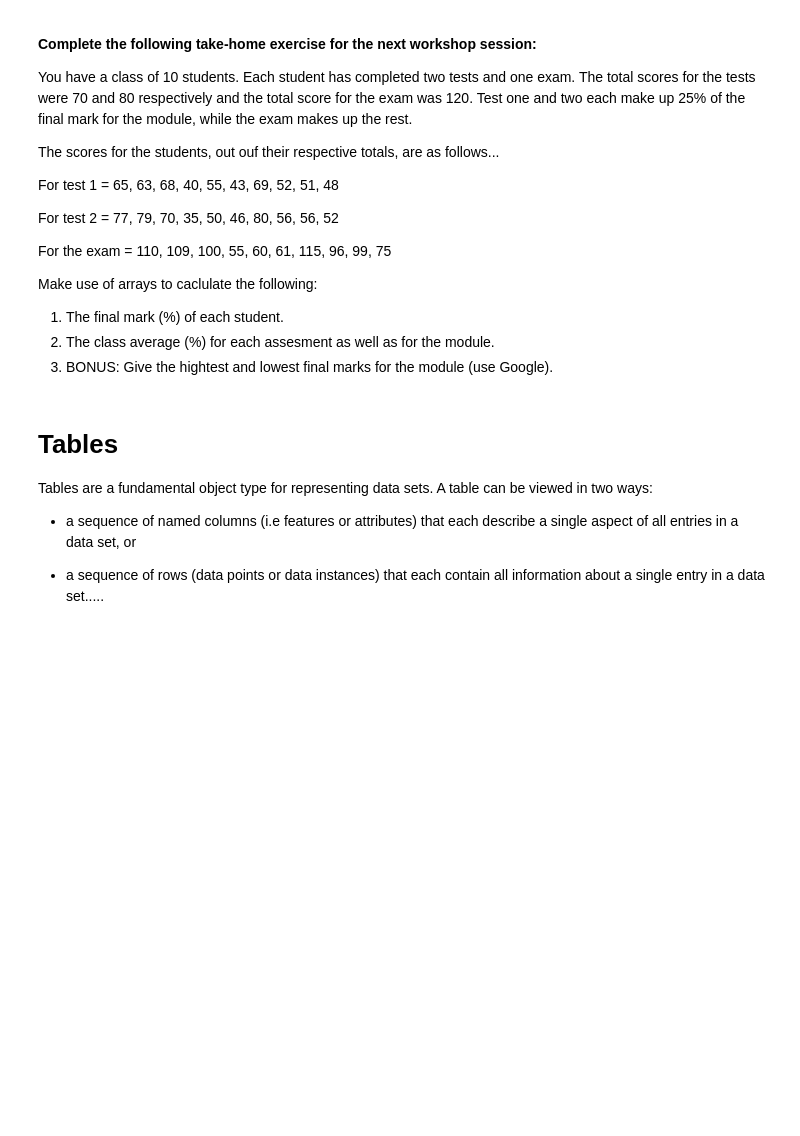
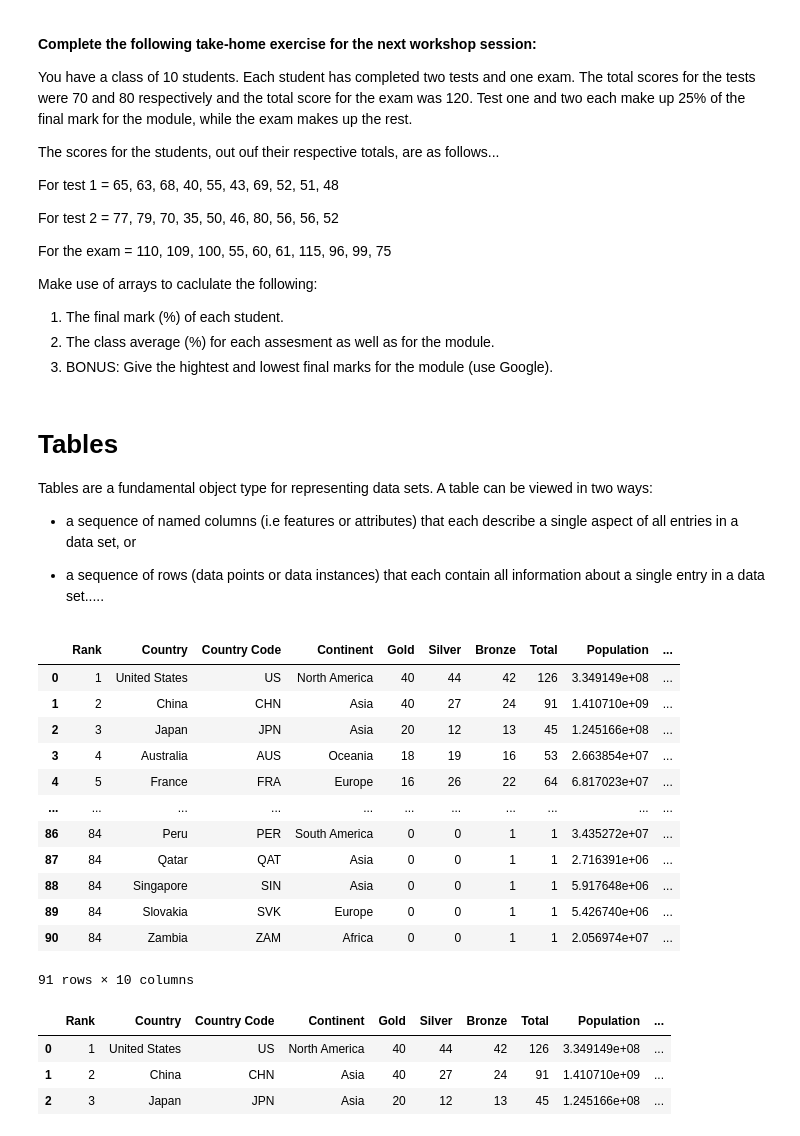
Before and after one commit to DylanPrinsloo/UCode, a Jupyter notebook: Year 1/Semester 1/Python/Lessons/session1.ipynb, the cells around one changed output. Cells and saved outputs as stored; diff of their text form; code cells hidden in the pictures; blank space fills up the shorter version.

```diff
--- a/Year 1/Semester 1/Python/Lessons/session1.ipynb
+++ b/Year 1/Semester 1/Python/Lessons/session1.ipynb
@@ -391,9 +391,32 @@ from google.colab import files
 uploaded = files.upload()
 # %%
 #Read the file into a table called olympics
+olympics = pd.read_csv('C:/University/University Files/University-Code/Year 1/Semester 1/Python/Lessons/Data/csv/olympics2024.csv')
 # %%
 #Output the table, olympics to the screen
+df = pd.DataFrame(olympics)
+df
+# %% [output]
+|  | Rank | Country | Country Code | Continent | Gold | Silver | Bronze | Total | Population | ... |
+| 0 | 1 | United States | US | North America | 40 | 44 | 42 | 126 | 3.349149e+08 | ... |
+| 1 | 2 | China | CHN | Asia | 40 | 27 | 24 | 91 | 1.410710e+09 | ... |
+| 2 | 3 | Japan | JPN | Asia | 20 | 12 | 13 | 45 | 1.245166e+08 | ... |
+| 3 | 4 | Australia | AUS | Oceania | 18 | 19 | 16 | 53 | 2.663854e+07 | ... |
+| 4 | 5 | France | FRA | Europe | 16 | 26 | 22 | 64 | 6.817023e+07 | ... |
+| ... | ... | ... | ... | ... | ... | ... | ... | ... | ... | ... |
+| 86 | 84 | Peru | PER | South America | 0 | 0 | 1 | 1 | 3.435272e+07 | ... |
+| 87 | 84 | Qatar | QAT | Asia | 0 | 0 | 1 | 1 | 2.716391e+06 | ... |
+| 88 | 84 | Singapore | SIN | Asia | 0 | 0 | 1 | 1 | 5.917648e+06 | ... |
+| 89 | 84 | Slovakia | SVK | Europe | 0 | 0 | 1 | 1 | 5.426740e+06 | ... |
+| 90 | 84 | Zambia | ZAM | Africa | 0 | 0 | 1 | 1 | 2.056974e+07 | ... |
+91 rows × 10 columns
 # %%
 #Show only the top three rows of the table
+df.head(3)
+# %% [output]
+|  | Rank | Country | Country Code | Continent | Gold | Silver | Bronze | Total | Population | ... |
+| 0 | 1 | United States | US | North America | 40 | 44 | 42 | 126 | 3.349149e+08 | ... |
+| 1 | 2 | China | CHN | Asia | 40 | 27 | 24 | 91 | 1.410710e+09 | ... |
+| 2 | 3 | Japan | JPN | Asia | 20 | 12 | 13 | 45 | 1.245166e+08 | ... |
 # %%
 #Show only the top ten rows of the table
```
Also changed, not shown: parts of 5 cells of this notebook, 1 other file.
